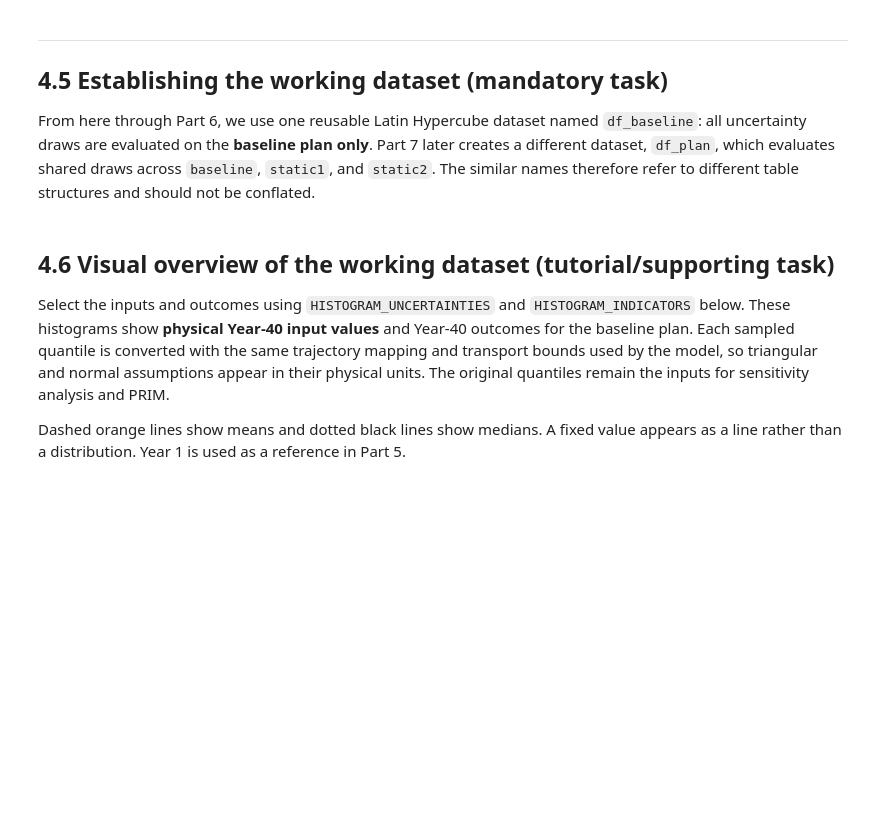
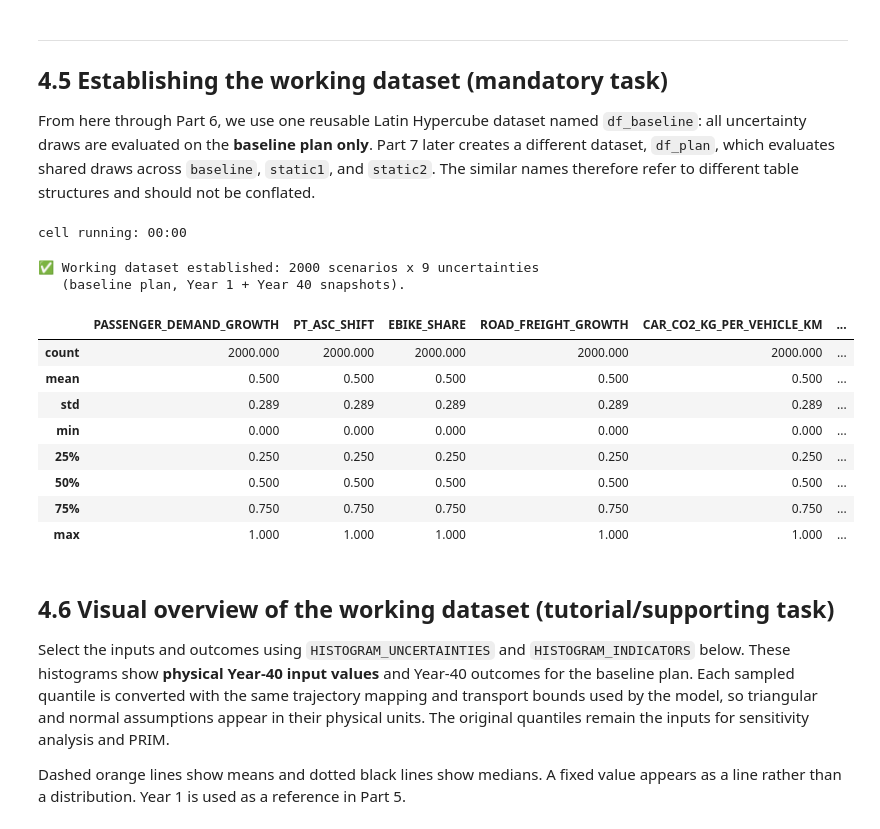
Before and after one commit to evmu2/IP-HS26-MehrSpur-CaseStudy-IP, a Jupyter notebook: notebooks/03_uncertainty_modeling.ipynb, the cells around one changed output. Drawn from its saved outputs; the diff is of its cells as text; code cells hidden in the pictures; blank space fills up the shorter version.

```diff
--- a/notebooks/03_uncertainty_modeling.ipynb
+++ b/notebooks/03_uncertainty_modeling.ipynb
@@ -1216,18 +1410,31 @@ From here through Part 6, we use one reusable Latin Hypercube dataset named `df_
 # %%
 # Reuse the full LHS sample, or generate it if the optional comparison was skipped.
 if "sampling_results_full" in globals() and "Latin Hypercube" in sampling_results_full:
     df_baseline = sampling_results_full["Latin Hypercube"].copy()
 else:
     experiments, outcomes = evaluate_design(ema_model_full, N_SCENARIOS, Samplers.LHS)
     df_baseline = experiments.assign(**outcomes)
 n_uncertainties = len(U_COLS_FULL)
 print(f"✅ Working dataset established: {len(df_baseline)} scenarios x {n_uncertainties} uncertainties")
 print(f"   (baseline plan, Year 1 + Year 40 snapshots).")
 exports.save_outputs("03_baseline_experiments", tables={"": df_baseline})
 # Select a compact summary; all available outcomes remain in df_baseline.
-WORKING_SUMMARY_INDICATORS = ["pt_share", "congestion_delay_hours", "co2_tonnes"]
+WORKING_SUMMARY_INDICATORS = ["pt_share", "bike_share_trips", "congestion_delay_hours", "co2_tonnes", "pt_journey_time_min"]
 summary_keys = select_indicators(WORKING_SUMMARY_INDICATORS, df_baseline)
 show_table('03_baseline_summary', df_baseline[U_COLS_FULL + [f"{key}_y40" for key in summary_keys]].describe().style.format(precision=3))
+# %% [output]
+cell running: 00:00
+✅ Working dataset established: 2000 scenarios x 9 uncertainties
+   (baseline plan, Year 1 + Year 40 snapshots).
+|  | PASSENGER_DEMAND_GROWTH | PT_ASC_SHIFT | EBIKE_SHARE | ROAD_FREIGHT_GROWTH | CAR_CO2_KG_PER_VEHICLE_KM | ... |
+| count | 2000.000 | 2000.000 | 2000.000 | 2000.000 | 2000.000 | ... |
+| mean | 0.500 | 0.500 | 0.500 | 0.500 | 0.500 | ... |
+| std | 0.289 | 0.289 | 0.289 | 0.289 | 0.289 | ... |
+| min | 0.000 | 0.000 | 0.000 | 0.000 | 0.000 | ... |
+| 25% | 0.250 | 0.250 | 0.250 | 0.250 | 0.250 | ... |
+| 50% | 0.500 | 0.500 | 0.500 | 0.500 | 0.500 | ... |
+| 75% | 0.750 | 0.750 | 0.750 | 0.750 | 0.750 | ... |
+| max | 1.000 | 1.000 | 1.000 | 1.000 | 1.000 | ... |
 # %% [markdown]
 ## 4.6 Visual overview of the working dataset (tutorial/supporting task)
 
```
Also changed, not shown: parts of 25 cells of this notebook, 8 other files.
